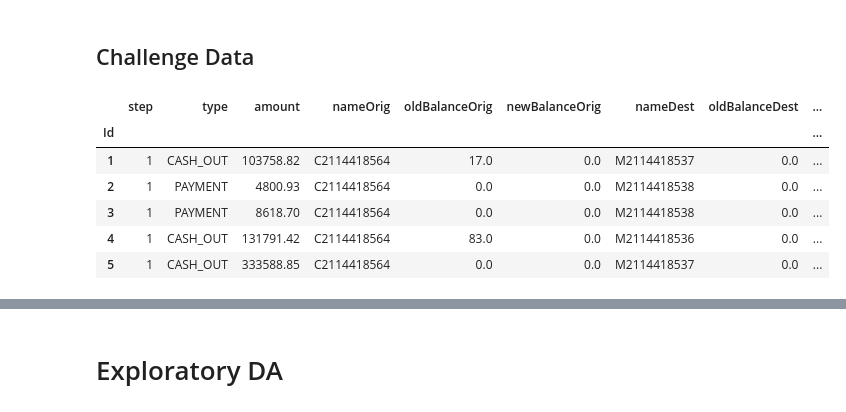
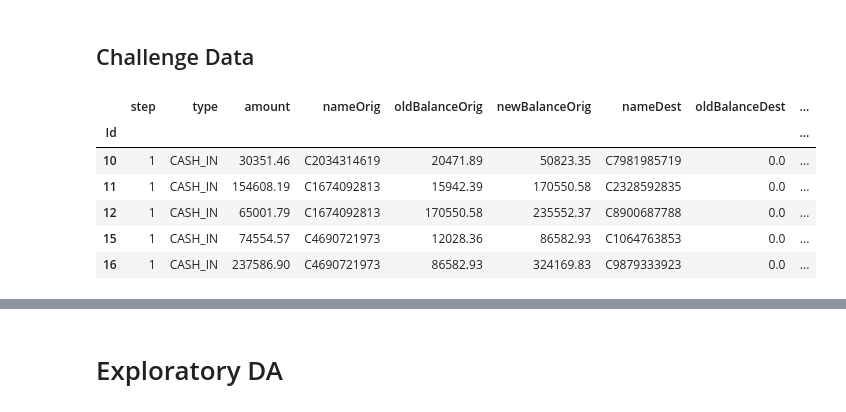
Before and after one commit to AdrianDiez/MobileFraud, a Jupyter notebook: Fraud_Detection.ipynb, the cells around one changed output, grey strips where cells are left out. Cells and saved outputs as stored; diff of their text form; code cells hidden in the pictures.

```diff
--- a/Fraud_Detection.ipynb
+++ b/Fraud_Detection.ipynb
@@ -141,31 +143,31 @@ df.head()
 # %% [markdown]
 ## Challenge Data
 # %%
-downloaded = drive.CreateFile({'id':'1yT6JaDCma5siQ1AbclyG8xRCbZURS4z0'})
+downloaded = drive.CreateFile({'id':'1tjqLNI_Ot18cUGDdDQCVUUi3ElfX6ed1'})
 downloaded.GetContentFile('test.csv')
 df3 = pd.read_csv('test.csv')
 
-downloaded = drive.CreateFile({'id':'1qkvOXbK0cL1qKfEDboVRw2BR4lGk-CkJ'})
+downloaded = drive.CreateFile({'id':'1lLJrGk-cVh2rmrC0vblLBQn_5XCGyPC3'})
 downloaded.GetContentFile('train.csv')
 df4 = pd.read_csv('train.csv')
 
 df3['train'] = 0
 df4['train'] = 1
 
 df_complete = df3.append(df4, sort=False)
 df = df_complete.rename(columns={'oldbalanceOrg':'oldBalanceOrig', 'newbalanceOrig':'newBalanceOrig', \
                         'oldbalanceDest':'oldBalanceDest', 'newbalanceDest':'newBalanceDest', 'action':'type'})
 
 df = df.set_index('Id')
 df.head()
 # %% [output]
 |  | step | type | amount | nameOrig | oldBalanceOrig | newBalanceOrig | nameDest | oldBalanceDest | ... |
 | Id |  |  |  |  |  |  |  |  | ... |
-| 1 | 1 | CASH_OUT | 103758.82 | C2114418564 | 17.0 | 0.0 | M2114418537 | 0.0 | ... |
-| 2 | 1 | PAYMENT | 4800.93 | C2114418564 | 0.0 | 0.0 | M2114418538 | 0.0 | ... |
-| 3 | 1 | PAYMENT | 8618.70 | C2114418564 | 0.0 | 0.0 | M2114418538 | 0.0 | ... |
-| 4 | 1 | CASH_OUT | 131791.42 | C2114418564 | 83.0 | 0.0 | M2114418536 | 0.0 | ... |
-| 5 | 1 | CASH_OUT | 333588.85 | C2114418564 | 0.0 | 0.0 | M2114418537 | 0.0 | ... |
+| 10 | 1 | CASH_IN | 30351.46 | C2034314619 | 20471.89 | 50823.35 | C7981985719 | 0.0 | ... |
+| 11 | 1 | CASH_IN | 154608.19 | C1674092813 | 15942.39 | 170550.58 | C2328592835 | 0.0 | ... |
+| 12 | 1 | CASH_IN | 65001.79 | C1674092813 | 170550.58 | 235552.37 | C8900687788 | 0.0 | ... |
+| 15 | 1 | CASH_IN | 74554.57 | C4690721973 | 12028.36 | 86582.93 | C1064763853 | 0.0 | ... |
+| 16 | 1 | CASH_IN | 237586.90 | C4690721973 | 86582.93 | 324169.83 | C9879333923 | 0.0 | ... |
 # %%
 df.shape
 # %% [output]
```
Also changed, not shown: parts of 16 cells of this notebook.
